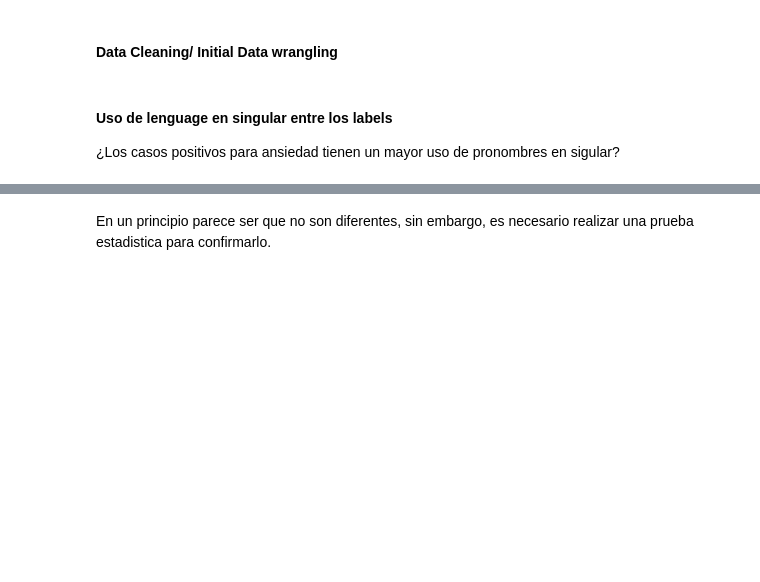
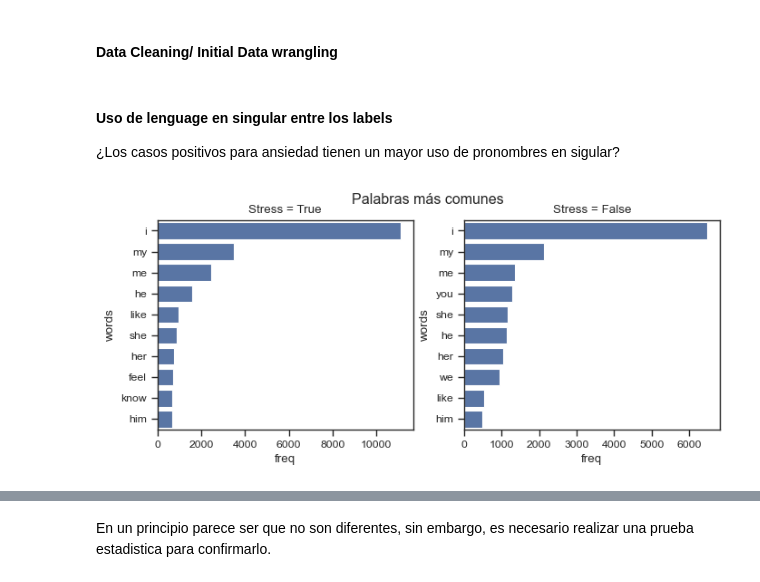
Before and after one commit to fjmoyao/depression_detection, a Jupyter notebook: src/EDA.ipynb, the cells around one changed output, grey strips where cells are left out. Saved outputs shown, nothing was run; the diff lists cells and outputs as text; code cells hidden in the pictures; blank space fills up the shorter version.

```diff
--- a/src/EDA.ipynb
+++ b/src/EDA.ipynb
@@ -80,3 +98,26 @@ df["text_clean"] = df["text"].apply(remove_stopwords,args= (stop,)).apply(remove
 #### **Uso de lenguage en singular entre los labels**
 
 ¿Los casos positivos para ansiedad tienen un mayor uso de pronombres en sigular?
+# %%
+def flatten_comprehension(matrix):
+     return [item for row in matrix for item in row]
+# %%
+mostCommonStress = Counter(flatten_comprehension(df.query("label ==1")["text_clean"].to_list())).most_common(1000)
+mostCommonNoStress =Counter(flatten_comprehension(df.query("label ==0")["text_clean"].to_list())).most_common(1000)
+# %%
+def word_freq_to_df(mostCommonTuple):
+    tmp1 = [x[0] for x in mostCommonTuple]
+    tmp2 = [x[1] for x in mostCommonTuple]
+    return pd.DataFrame({"words":tmp1, "freq":tmp2})
+# %%
+mostCommonStress = word_freq_to_df(mostCommonStress)
+mostCommonNoStress = word_freq_to_df(mostCommonNoStress)
+# %%
+fig, axes = plt.subplots(1,2, figsize=(8,3))
+fig.suptitle("Palabras más comunes ")
+ax1 = sns.barplot(data=mostCommonStress[:10],x="freq", y="words", ax=axes[0])
+ax1.set_title("Stress = True")
+ax2 = sns.barplot(data=mostCommonNoStress[:10],x="freq", y="words", ax=axes[1])
+ax2.set_title("Stress = False");
+# %% [output]
+[figure, added]
```
Also changed, not shown: parts of 22 cells of this notebook.
